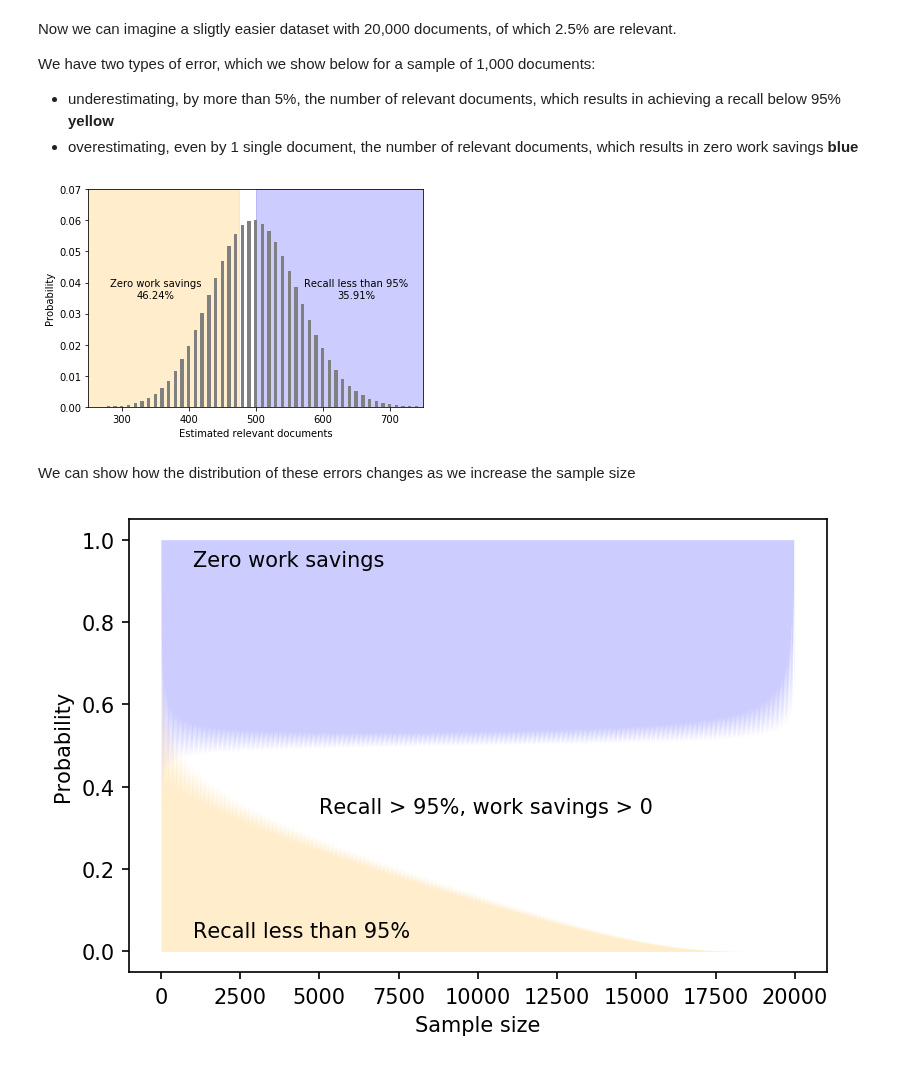
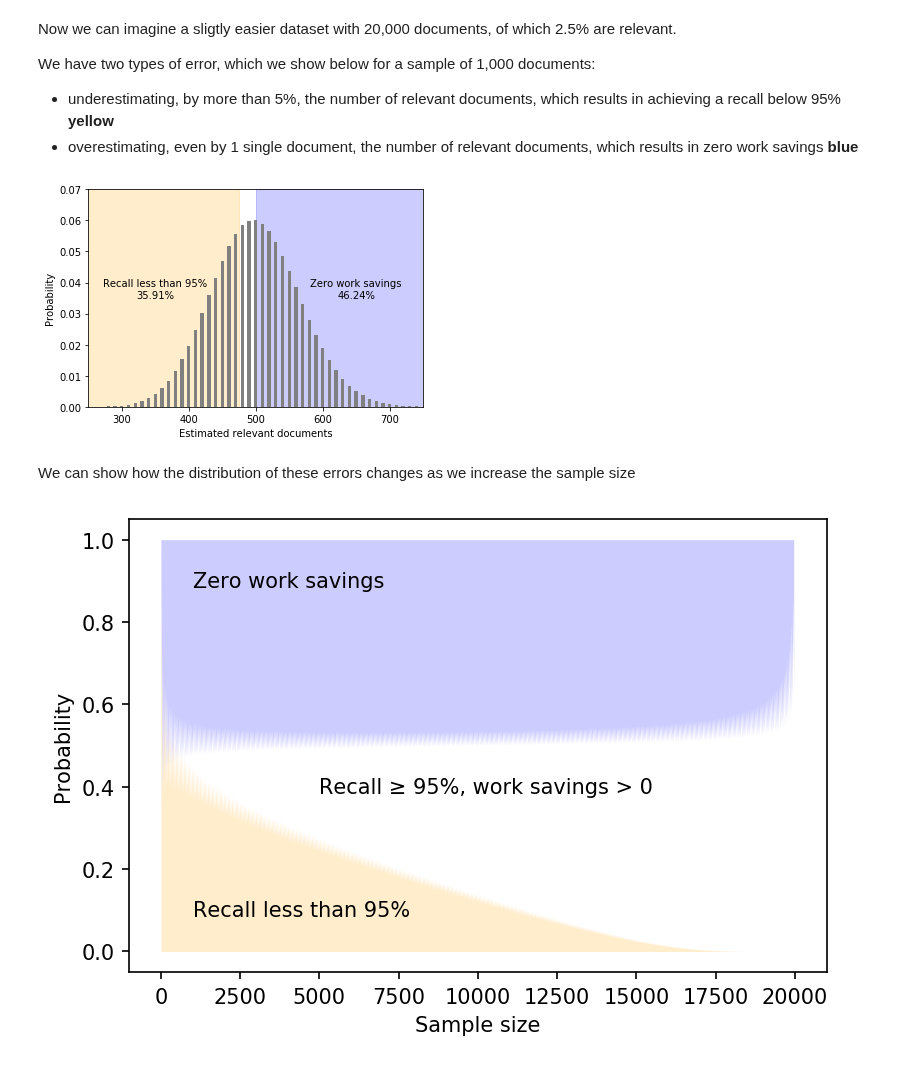
Before and after one commit to mcallaghan/rapid-screening, a Jupyter notebook: analysis/bir_theory.ipynb, the cells around one changed output. Drawn from its saved outputs; the diff is of its cells as text; code cells hidden in the pictures.

Commit message:
update figures

```diff
--- a/analysis/bir_theory.ipynb
+++ b/analysis/bir_theory.ipynb
@@ -205,9 +205,9 @@ ax.axvspan(501, 1000, alpha=0.2, color='blue')
 ax.bar(data[0], data[1], width = 5, color = 'grey', alpha=1)
 ax.vlines([950, 1000], 0, 0.05)
 
-ax.text(350, 0.035,f"Zero work savings\n{hypergeom.sf(50, total_number_items, sample_size, type1_items):.2%}",ha="center")
+ax.text(650, 0.035,f"Zero work savings\n{hypergeom.sf(50, total_number_items, sample_size, type1_items):.2%}",ha="center")
 
-ax.text(650, 0.035,f"Recall less than 95%\n{hypergeom.cdf(47, total_number_items, sample_size, type1_items):.2%}",ha="center")
+ax.text(350, 0.035,f"Recall less than 95%\n{hypergeom.cdf(47, total_number_items, sample_size, type1_items):.2%}",ha="center")
 
 ax.set_xlim([250,750])
 ax.set_ylim([0, 0.07])
@@ -217,7 +217,7 @@ ax.set_ylabel('Probability')
 
 plt.savefig("../images/bir_errors.pdf")
 # %% [output]
-[figure, old version]
+[figure, new version]
 # %% [markdown]
 We can show how the distribution of these errors changes as we increase the sample size
 # %%
@@ -234,18 +234,18 @@ for n in range(1,total_number_items+1):
 # %%
 fig, ax = plt.subplots(dpi=150)
 ax.fill_between(x=np.arange(1,n+1),y1 = np.array(e1s), y2=0, color="orange", alpha=0.2, lw=0)
 ax.fill_between(range(1,n+1),e2s, y2=1, color="blue",alpha=0.2, lw=0)
 
 ax.set_xlabel('Sample size')
 ax.set_ylabel('Probability')
 
-ax.text(1000, 0.95,f"Zero work savings",ha="left",va="center")
+ax.text(1000, 0.9,f"Zero work savings",ha="left",va="center")
 
-ax.text(5000, 0.35,f"Recall > 95%, work savings > 0",ha="left",va="center")
+ax.text(5000, 0.4,f"Recall ≥ 95%, work savings > 0",ha="left",va="center")
 
-ax.text(1000, 0.05,f"Recall less than 95%",ha="left",va="center")
+ax.text(1000, 0.1,f"Recall less than 95%",ha="left",va="center")
 
 plt.savefig('../images/bir_error_distribution.pdf')
 plt.show()
 # %% [output]
-[figure, old version]
+[figure, new version]
```
Also changed, not shown: 2 other files.
